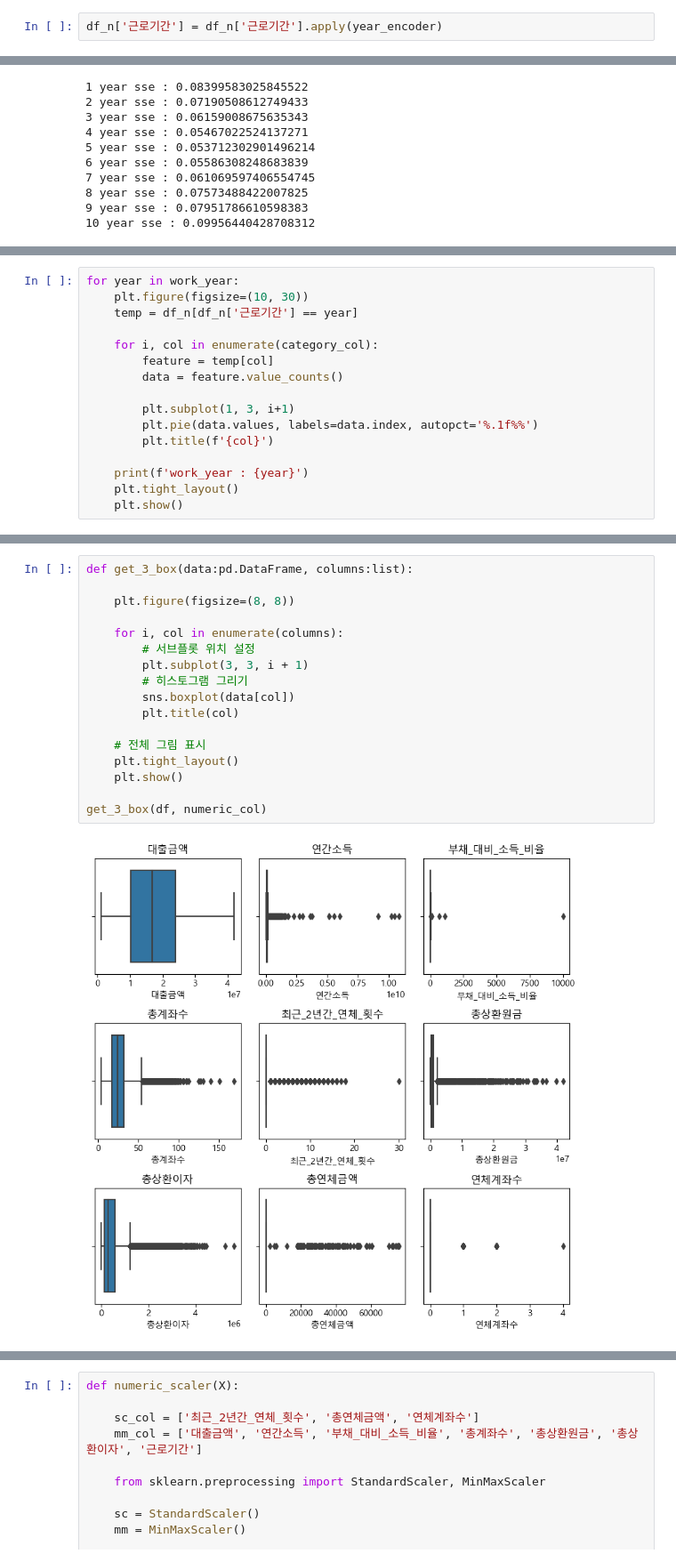
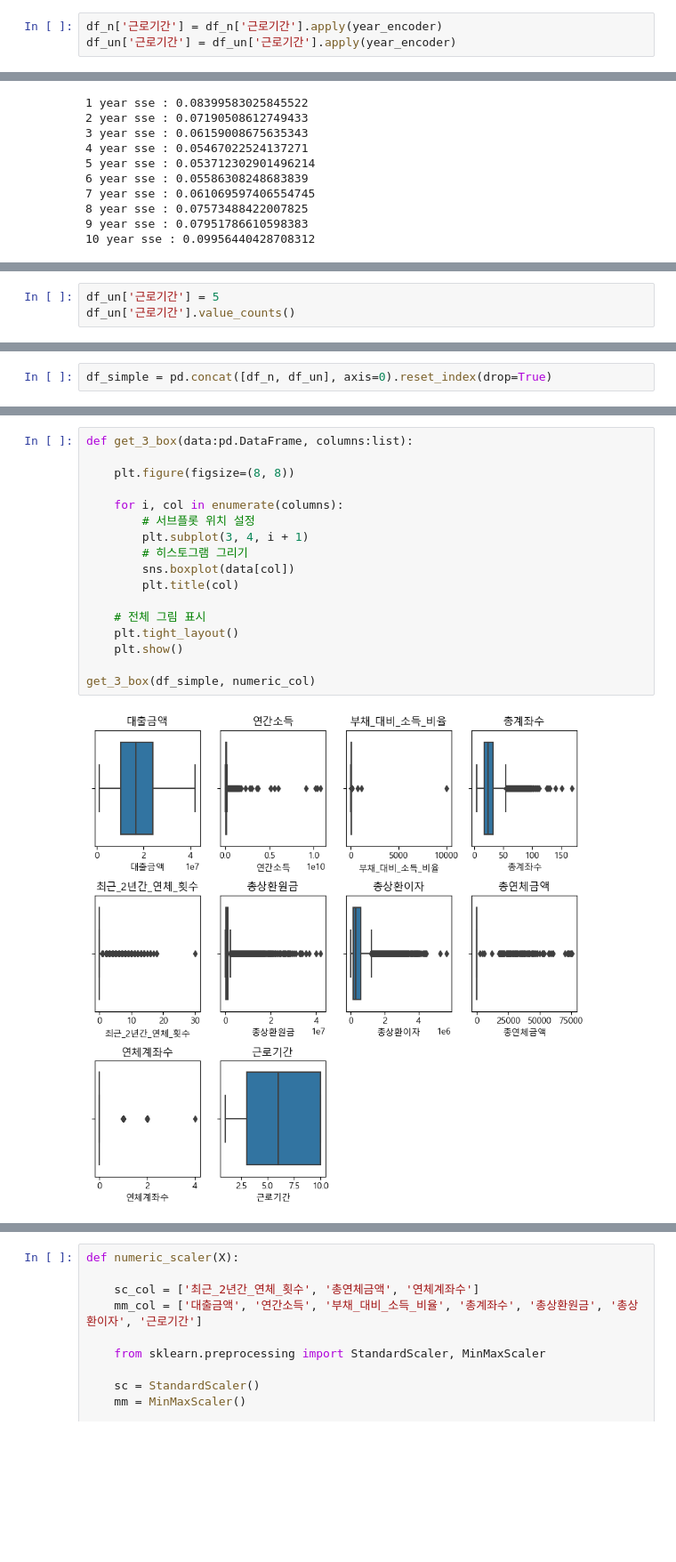
Before and after one commit to persuade39/project, a Jupyter notebook: EDA_preprocessing copy.ipynb, the cells around one changed output, grey strips where cells are left out. Shown at 89% size. Cells and saved outputs as stored; diff of their text form; blank space fills up the shorter version.

```diff
--- a/EDA_preprocessing copy.ipynb
+++ b/EDA_preprocessing copy.ipynb
@@ -173,6 +47,7 @@ def year_encoder(x):
     return output
 # %%
 df_n['근로기간'] = df_n['근로기간'].apply(year_encoder)
+df_un['근로기간'] = df_un['근로기간'].apply(year_encoder)
 # %%
 work_year = list(df_n['근로기간'].unique())
 work_year = sorted(work_year)
@@ -234,16 +98,0 @@ Name: 대출기간, dtype: int64
-# %%
-for year in work_year:
-    plt.figure(figsize=(10, 30))
-    temp = df_n[df_n['근로기간'] == year]
-
-    for i, col in enumerate(category_col):
-        feature = temp[col]
-        data = feature.value_counts()
-
-        plt.subplot(1, 3, i+1)
-        plt.pie(data.values, labels=data.index, autopct='%.1f%%')
-        plt.title(f'{col}')
-
-    print(f'work_year : {year}')
-    plt.tight_layout()
-    plt.show()
@@ -330,0 +99,3 @@ label - 근로기간
+# %%
+df_un['근로기간'] = 5
+df_un['근로기간'].value_counts()
@@ -330,0 +105,2 @@ label - 근로기간
+# %%
+df_simple = pd.concat([df_n, df_un], axis=0).reset_index(drop=True)
@@ -350,19 +134,19 @@ get_3_hist(df, numeric_col)
 # %%
 def get_3_box(data:pd.DataFrame, columns:list):
 
     plt.figure(figsize=(8, 8))
 
     for i, col in enumerate(columns):
         # 서브플롯 위치 설정
-        plt.subplot(3, 3, i + 1)
+        plt.subplot(3, 4, i + 1)
         # 히스토그램 그리기
         sns.boxplot(data[col])
         plt.title(col)
 
     # 전체 그림 표시
     plt.tight_layout()
     plt.show()
 
-get_3_box(df, numeric_col)
+get_3_box(df_simple, numeric_col)
 # %% [output]
-[figure, old version]
+[figure, new version]
```
Also changed, not shown: parts of 96 cells of this notebook, 1 other file.
